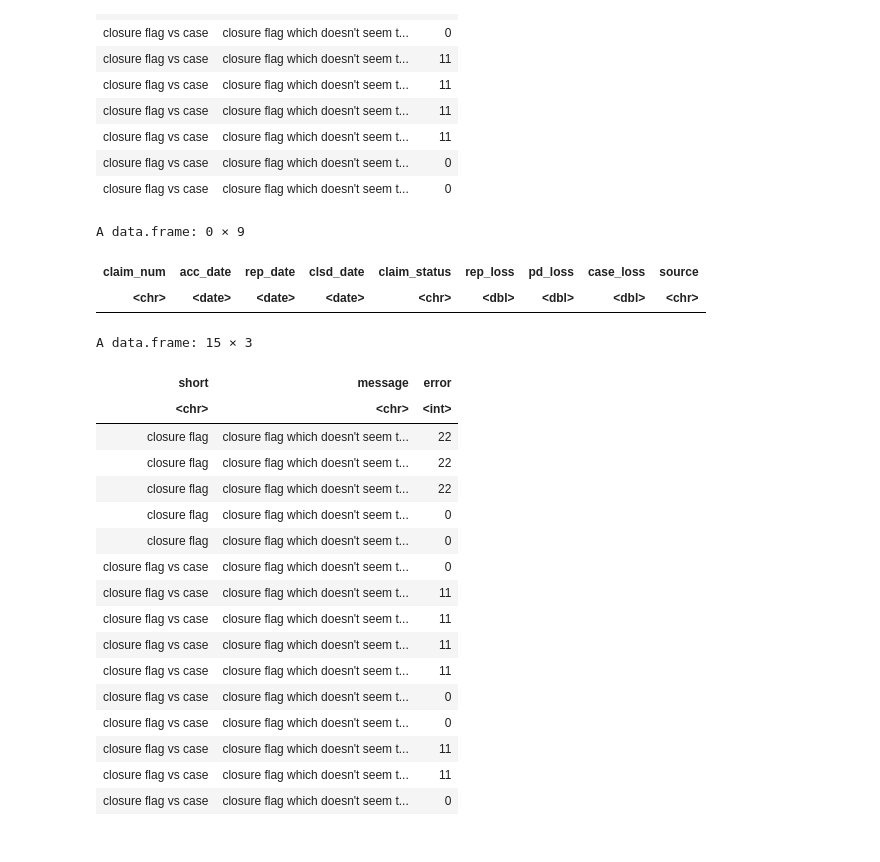
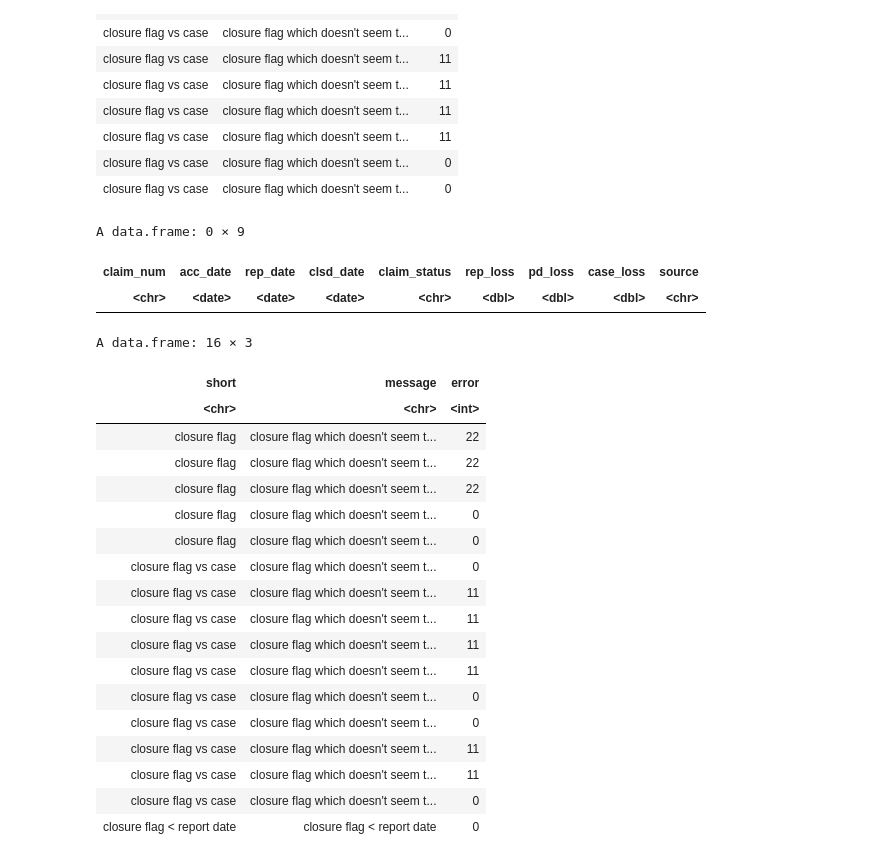
Before and after one commit to Dim-Alps-201/KP, a Jupyter notebook: loss run exercise.ipynb, the cells around one changed output. Drawn from its saved outputs; the diff is of its cells as text; code cells hidden in the pictures.

```diff
--- a/loss run exercise.ipynb
+++ b/loss run exercise.ipynb
@@ -307,9 +287,9 @@ T <- T[T[["close_date_exists"]]!=(T[["claim_status"]]=="Closed"),]
 T
 
 #create error messages
-short = "closure flag vs case"
-message = "closure flag which doesn't seem to match case reserves"
-discussion = "could be something about claims process, timing issue, reopen conventions, closure being defined at a different level of aggregation than the claim, something else"
+short = "closure flag vs close date"
+message = "closure flag which doesn't seem to match close date"
+discussion = "could be something about claims process, timing issue, reopen conventions, closure being defined at different levels of aggregation, something else"
 error = nrow(T)
 
 #add errors to table
@@ -345,12 +325,12 @@ A data.frame: 12 × 3
 # %%
 ##report date vs close date
 T <- s[coalesce(s[["clsd_date"]],ISOdate(1900,1,1))>ISOdate(1900,1,1),]
-T <- T[T[["rep_date"]]>T[["rep_date"]],]
+T <- T[T[["rep_date"]]>T[["clsd_date"]],]
 T
 
 #create error messages
-short = "closure flag vs case"
-message = "closure flag which doesn't seem to match case reserves"
+short = "close date < report date"
+message = "close date < report date"
 discussion = "could be reopen convention, something else"
 error = nrow(T)
 
@@ -359,31 +339,32 @@ test_errors=rbind(test_errors,data.frame(short=short,message=message,error=error
 test_errors
 
 #add errors to worksheet
 if (error>0) {
     newsheet_destructive(short)
     popsheet(short,T,short,discussion,dec0,1,1)
     autowidth(short,,12)
     wb_save(wb, output_path, overwrite = TRUE)
 }
 # %% [output]
 A data.frame: 0 × 9
 | claim_num | acc_date | rep_date | clsd_date | claim_status | rep_loss | pd_loss | case_loss | source |
 | <chr> | <date> | <date> | <date> | <chr> | <dbl> | <dbl> | <dbl> | <chr> |
-A data.frame: 15 × 3
+A data.frame: 16 × 3
 | short | message | error |
 | <chr> | <chr> | <int> |
 | closure flag | closure flag which doesn't seem t... | 22 |
 | closure flag | closure flag which doesn't seem t... | 22 |
 | closure flag | closure flag which doesn't seem t... | 22 |
 | closure flag | closure flag which doesn't seem t... | 0 |
 | closure flag | closure flag which doesn't seem t... | 0 |
 | closure flag vs case | closure flag which doesn't seem t... | 0 |
 | closure flag vs case | closure flag which doesn't seem t... | 11 |
 | closure flag vs case | closure flag which doesn't seem t... | 11 |
 | closure flag vs case | closure flag which doesn't seem t... | 11 |
 | closure flag vs case | closure flag which doesn't seem t... | 11 |
 | closure flag vs case | closure flag which doesn't seem t... | 0 |
 | closure flag vs case | closure flag which doesn't seem t... | 0 |
 | closure flag vs case | closure flag which doesn't seem t... | 11 |
 | closure flag vs case | closure flag which doesn't seem t... | 11 |
 | closure flag vs case | closure flag which doesn't seem t... | 0 |
+| closure flag < report date | closure flag < report date | 0 |
```
Also changed, not shown: parts of 9 cells of this notebook, 1 other file.
